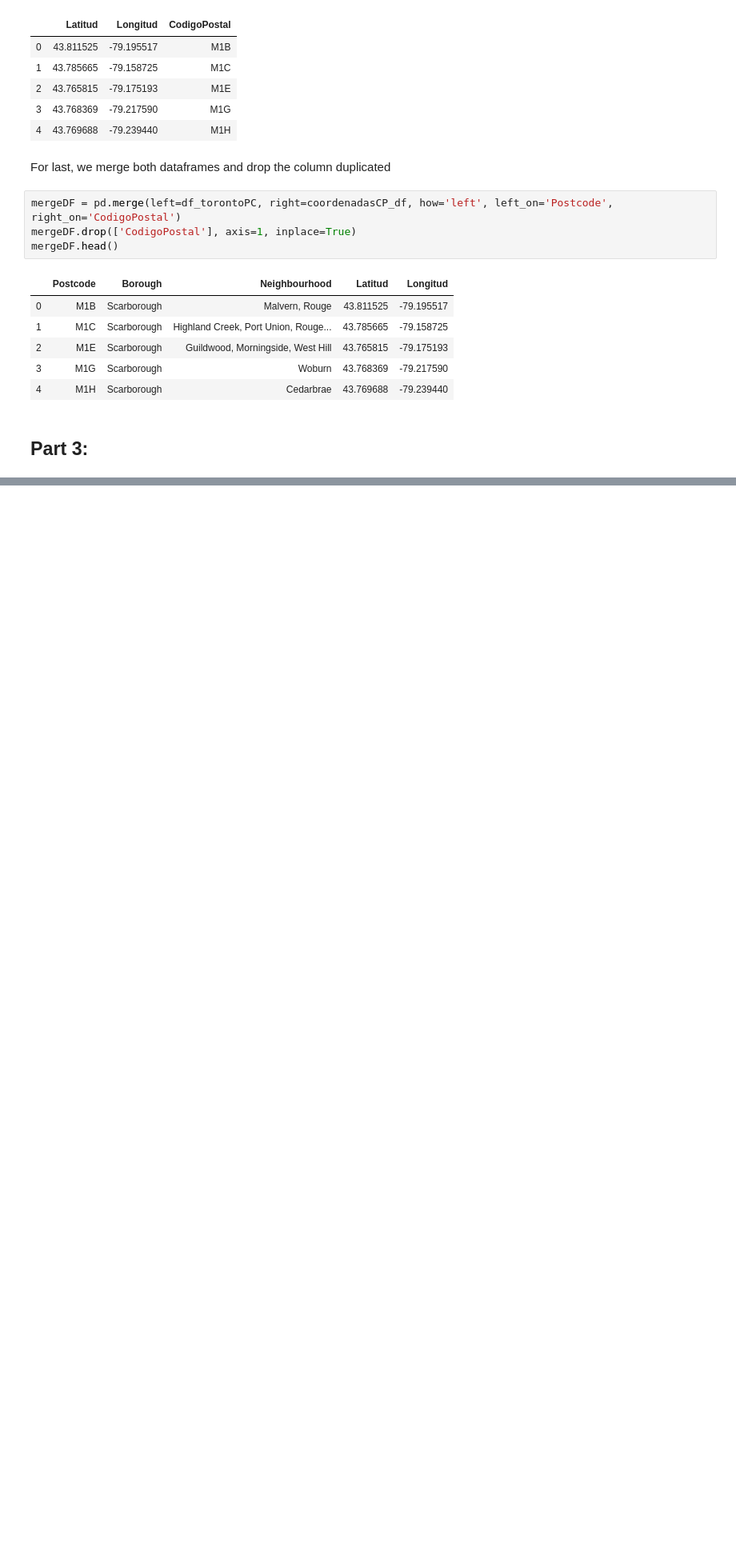
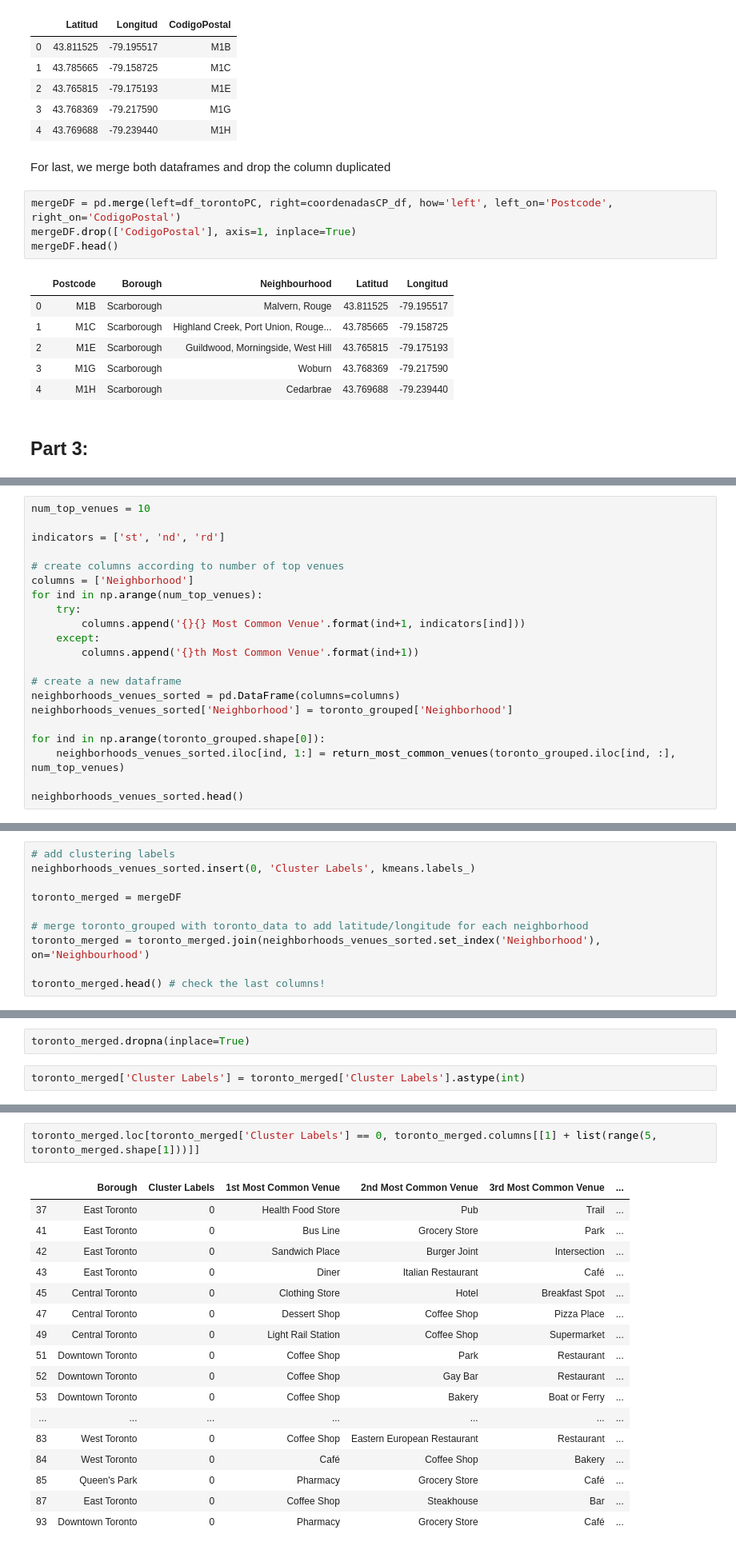
Before and after one commit to JairoIvanzho/Coursera_Capstone, a Jupyter notebook: Data Science Capstone Project - Week 3.ipynb, the cells around one changed output, grey strips where cells are left out. Shown at 80% size. Drawn from its saved outputs; the diff is of its cells as text; blank space fills up the shorter version.

```diff
--- a/Data Science Capstone Project - Week 3.ipynb
+++ b/Data Science Capstone Project - Week 3.ipynb
@@ -158,0 +395,21 @@ mergeDF.head()
+# %%
+num_top_venues = 10
+
+indicators = ['st', 'nd', 'rd']
+
+# create columns according to number of top venues
+columns = ['Neighborhood']
+for ind in np.arange(num_top_venues):
+    try:
+        columns.append('{}{} Most Common Venue'.format(ind+1, indicators[ind]))
+    except:
+        columns.append('{}th Most Common Venue'.format(ind+1))
+
+# create a new dataframe
+neighborhoods_venues_sorted = pd.DataFrame(columns=columns)
+neighborhoods_venues_sorted['Neighborhood'] = toronto_grouped['Neighborhood']
+
+for ind in np.arange(toronto_grouped.shape[0]):
+    neighborhoods_venues_sorted.iloc[ind, 1:] = return_most_common_venues(toronto_grouped.iloc[ind, :], num_top_venues)
+
+neighborhoods_venues_sorted.head()
@@ -158,0 +425,10 @@ mergeDF.head()
+# %%
+# add clustering labels
+neighborhoods_venues_sorted.insert(0, 'Cluster Labels', kmeans.labels_)
+
+toronto_merged = mergeDF
+
+# merge toronto_grouped with toronto_data to add latitude/longitude for each neighborhood
+toronto_merged = toronto_merged.join(neighborhoods_venues_sorted.set_index('Neighborhood'), on='Neighbourhood')
+
+toronto_merged.head() # check the last columns!
@@ -158,0 +444,4 @@ mergeDF.head()
+# %%
+toronto_merged.dropna(inplace=True)
+# %%
+toronto_merged['Cluster Labels'] = toronto_merged['Cluster Labels'].astype(int)
@@ -158,0 +478,20 @@ mergeDF.head()
+# %%
+toronto_merged.loc[toronto_merged['Cluster Labels'] == 0, toronto_merged.columns[[1] + list(range(5, toronto_merged.shape[1]))]]
+# %% [output]
+|  | Borough | Cluster Labels | 1st Most Common Venue | 2nd Most Common Venue | 3rd Most Common Venue | ... |
+| 37 | East Toronto | 0 | Health Food Store | Pub | Trail | ... |
+| 41 | East Toronto | 0 | Bus Line | Grocery Store | Park | ... |
+| 42 | East Toronto | 0 | Sandwich Place | Burger Joint | Intersection | ... |
+| 43 | East Toronto | 0 | Diner | Italian Restaurant | Café | ... |
+| 45 | Central Toronto | 0 | Clothing Store | Hotel | Breakfast Spot | ... |
+| 47 | Central Toronto | 0 | Dessert Shop | Coffee Shop | Pizza Place | ... |
+| 49 | Central Toronto | 0 | Light Rail Station | Coffee Shop | Supermarket | ... |
+| 51 | Downtown Toronto | 0 | Coffee Shop | Park | Restaurant | ... |
+| 52 | Downtown Toronto | 0 | Coffee Shop | Gay Bar | Restaurant | ... |
+| 53 | Downtown Toronto | 0 | Coffee Shop | Bakery | Boat or Ferry | ... |
+| ... | ... | ... | ... | ... | ... | ... |
+| 83 | West Toronto | 0 | Coffee Shop | Eastern European Restaurant | Restaurant | ... |
+| 84 | West Toronto | 0 | Café | Coffee Shop | Bakery | ... |
+| 85 | Queen's Park | 0 | Pharmacy | Grocery Store | Café | ... |
+| 87 | East Toronto | 0 | Coffee Shop | Steakhouse | Bar | ... |
+| 93 | Downtown Toronto | 0 | Pharmacy | Grocery Store | Café | ... |
```
Also changed, not shown: parts of 31 cells of this notebook.
